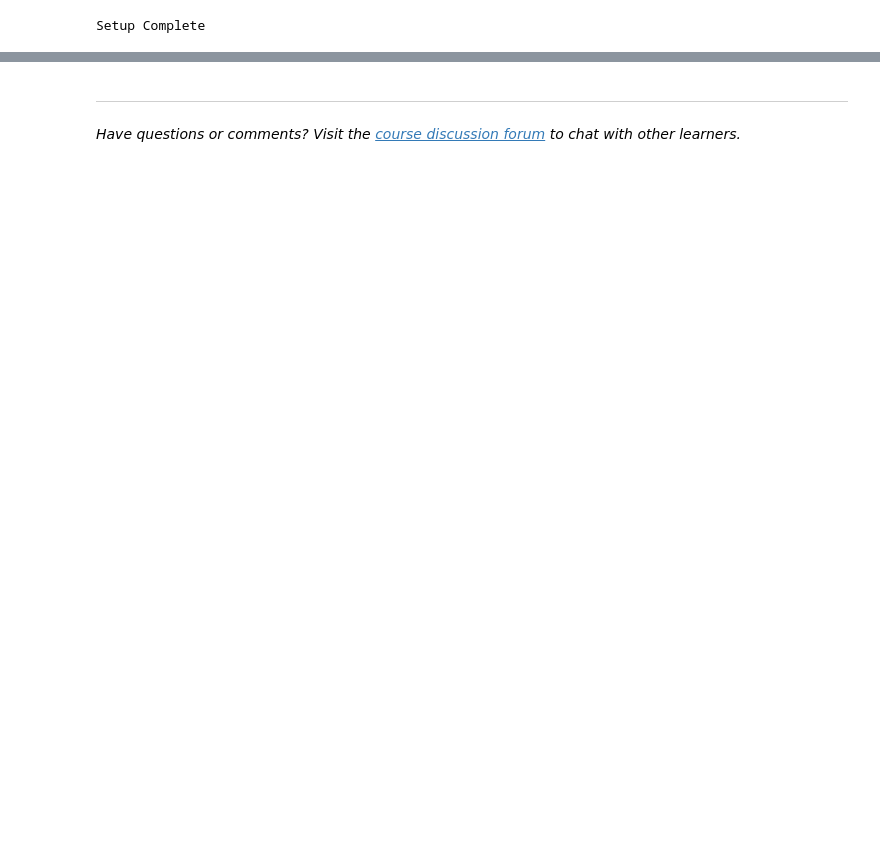
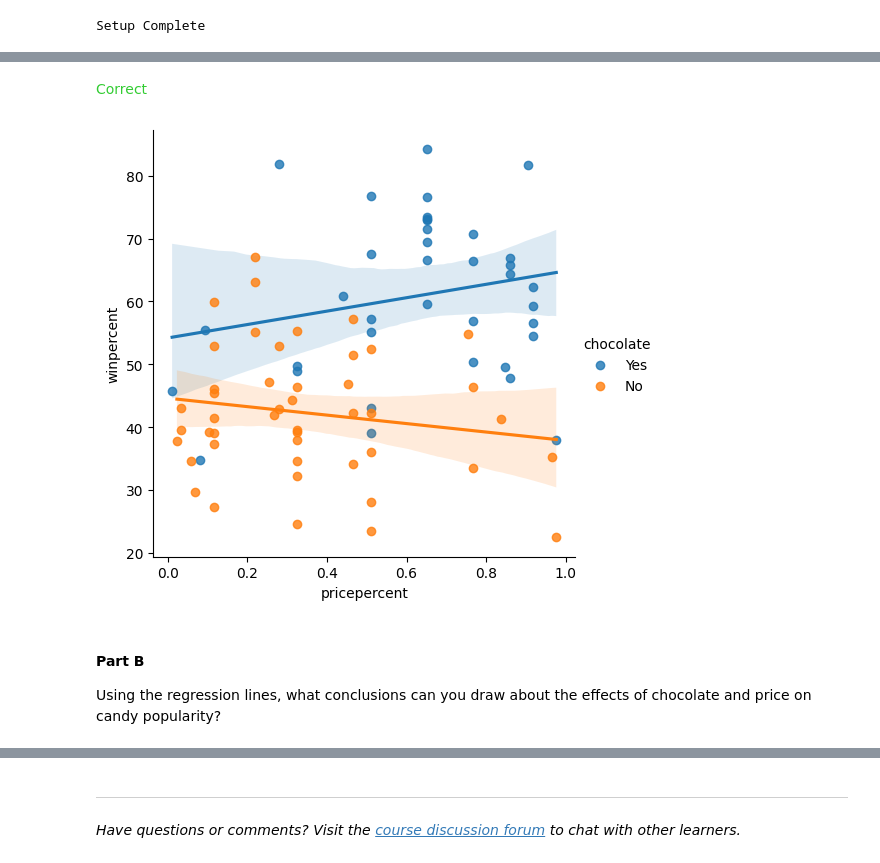
Before and after one commit to sw00z/Work-from-Kaggle, a Jupyter notebook: exercise-scatter-plots.ipynb, the cells around one changed output, grey strips where cells are left out. Cells and saved outputs as stored; diff of their text form; code cells hidden in the pictures; blank space fills up the shorter version.

```diff
--- a/exercise-scatter-plots.ipynb
+++ b/exercise-scatter-plots.ipynb
@@ -232,0 +196,7 @@ step_4.b.solution()
+# %%
+# Color-coded scatter plot w/ regression lines
+sns.lmplot(data=candy_data, x="pricepercent", y="winpercent", hue="chocolate") # Your code here
+
+# Check your answer
+step_6.a.check()
+# %% [output]
@@ -232,0 +204,2 @@ step_4.b.solution()
+<span style="color:#33cc33">Correct</span>
+[figure, added]
@@ -232,0 +210,4 @@ step_4.b.solution()
+# %% [markdown]
+#### Part B
+
+Using the regression lines, what conclusions can you draw about the effects of chocolate and price on candy popularity?
```
Also changed, not shown: parts of 55 cells of this notebook.
